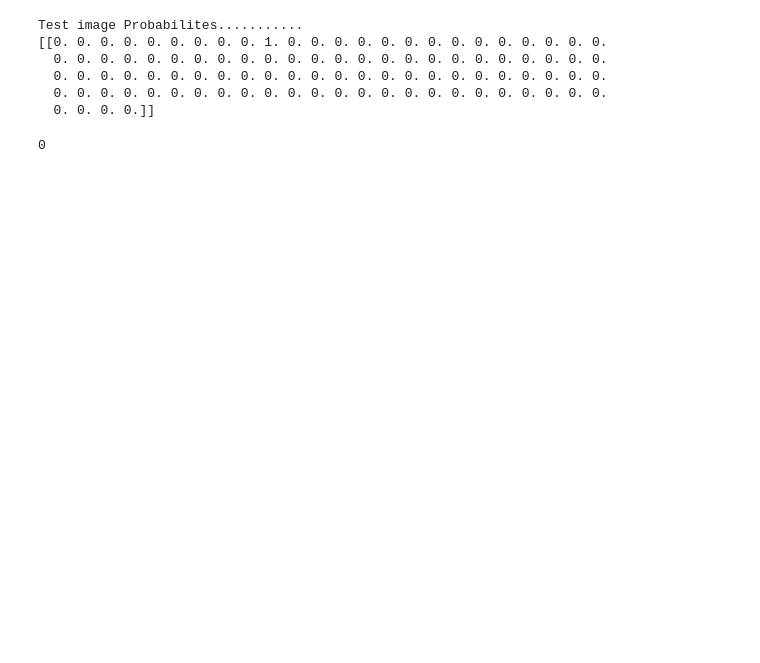
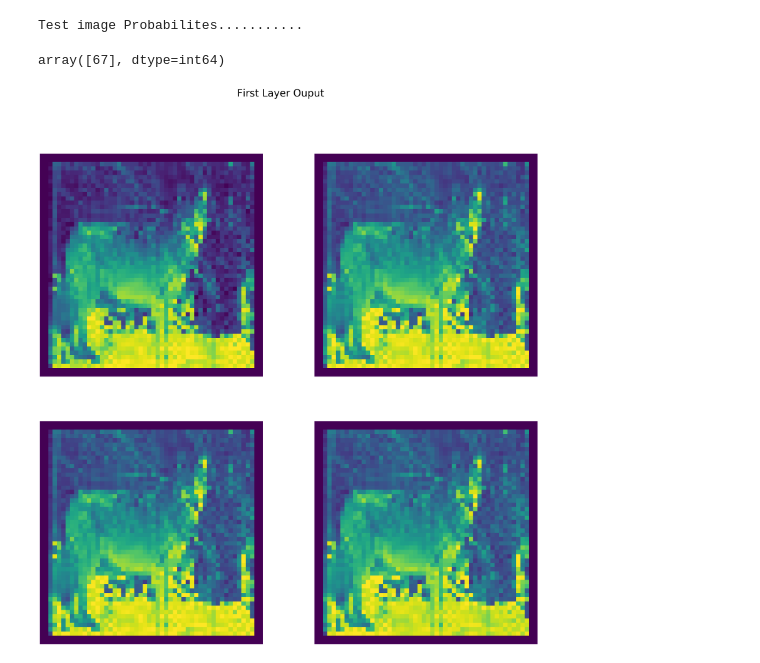
Before and after one commit to saichandrareddy1/Corel10000_project, a Jupyter notebook: Model_Creation.ipynb, the cells around one changed output. Saved outputs shown, nothing was run; the diff lists cells and outputs as text; code cells hidden in the pictures; blank space fills up the shorter version.

```diff
--- a/Model_Creation.ipynb
+++ b/Model_Creation.ipynb
@@ -166,5 +154,9 @@ y_pred = np.argmax(Y_pred, axis=1)
 
 #len(y_pred)
 
-print("Validation ", test.classes)
+print("Validation ", len(test.classes))
+
+for i in range(len(test.classes)):
+    pass
+    #print(test.classes[i])
 # %% [output]
@@ -224,0 +199,9 @@ weighted avg       0.10      0.11      0.10      1000
+# %%
+from tensorflow.keras.models import Model
+from PIL import Image
+layer_outputs = [layer.output for layer in model.layers[:len(model.layers)]]
+#image = cv2.imread("002_201.jpg")
+activation_model = Model(inputs=model.input, outputs=layer_outputs)
+im = Image.open("002_201.jpg")
+img = im.resize((48, 48))
+img = img.save("predict_image.jpg")
@@ -237,15 +220,25 @@ Image reshape :- (1, 48, 48, 3)
 # %%
 print("Test image Probabilites...........")
-print(test_image)
+#print(final_pred)
+test_image = final_pred.argmax(axis=-1)
+test_image
 # %% [output]
 Test image Probabilites...........
-[[0. 0. 0. 0. 0. 0. 0. 0. 0. 1. 0. 0. 0. 0. 0. 0. 0. 0. 0. 0. 0. 0. 0. 0.
-  0. 0. 0. 0. 0. 0. 0. 0. 0. 0. 0. 0. 0. 0. 0. 0. 0. 0. 0. 0. 0. 0. 0. 0.
-  0. 0. 0. 0. 0. 0. 0. 0. 0. 0. 0. 0. 0. 0. 0. 0. 0. 0. 0. 0. 0. 0. 0. 0.
-  0. 0. 0. 0. 0. 0. 0. 0. 0. 0. 0. 0. 0. 0. 0. 0. 0. 0. 0. 0. 0. 0. 0. 0.
-  0. 0. 0. 0.]]
+array([67], dtype=int64)
-# %%
-test_image = test_image.argmax(axis=-1)
-test_image
-# %% [output]
-0
+# %%
+fig,ax=plt.subplots(2,2,figsize=(36,36))
+for i in range(2):
+    for j in range(2):
+        #print("j=========", j)
+        #print("i+j========", i+j)
+        if (i+j)<32:
+            first_layer_activation = activations[0]
+            ax[i][j].imshow(first_layer_activation[0,:,:,i+j],)
+            ax[i][j].axis("off")
+        else:
+            ax[i][j].set_visible(False)
+
+plt.suptitle("First Layer Ouput",fontsize=40)
+plt.show()
+# %% [output]
+[figure, added]
```
Also changed, not shown: parts of 19 cells of this notebook.
